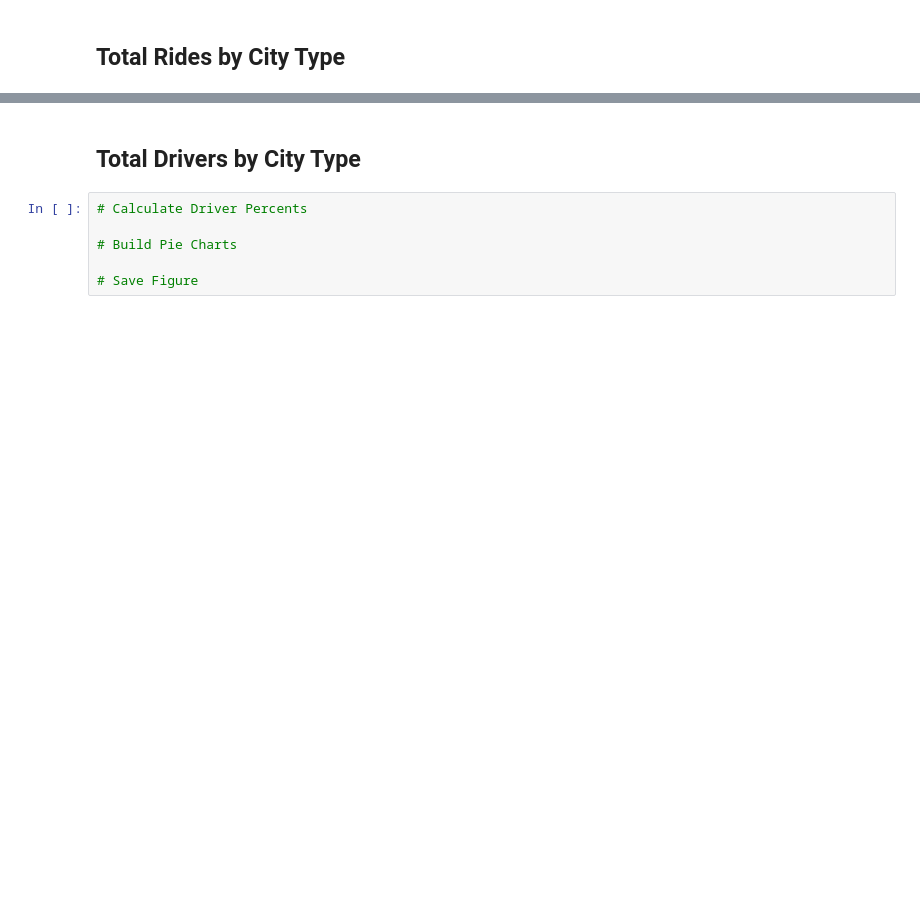
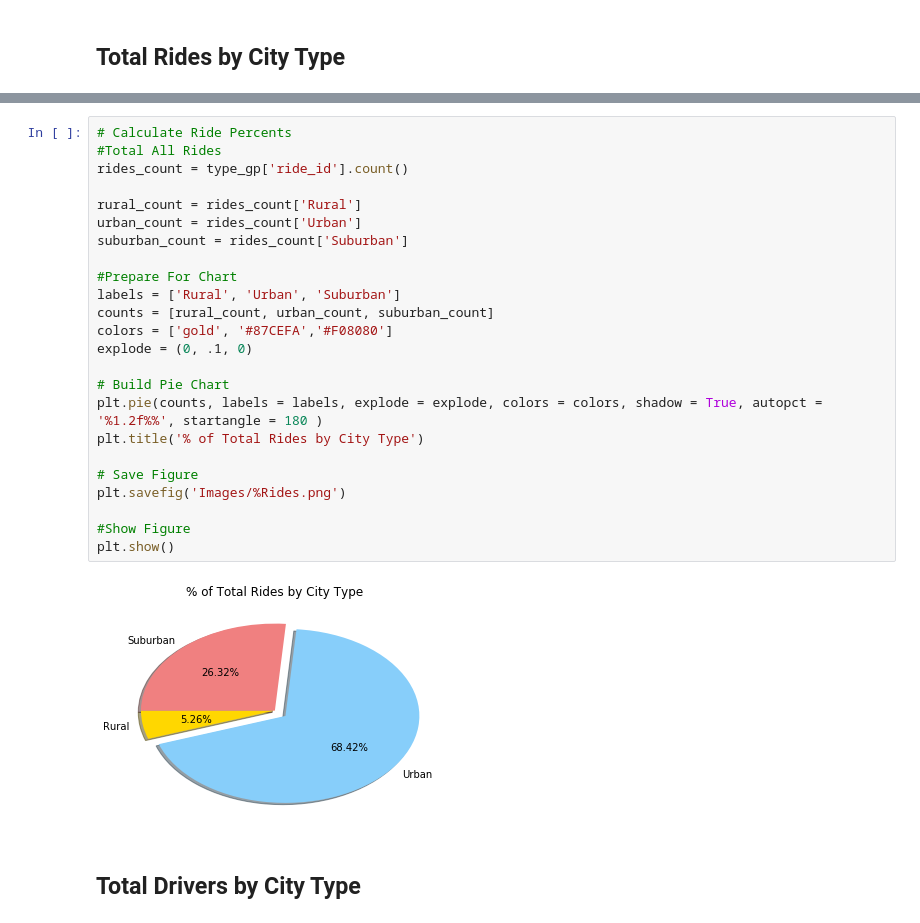
Before and after one commit to KMenz/Pyber-Visual-Analysis, a Jupyter notebook: pyber_starter.ipynb, the cells around one changed output, grey strips where cells are left out. Drawn from its saved outputs; the diff is of its cells as text; blank space fills up the shorter version.

```diff
--- a/pyber_starter.ipynb
+++ b/pyber_starter.ipynb
@@ -120,8 +130,28 @@ plt.show()
+# %%
+# Calculate Ride Percents
+#Total All Rides
+rides_count = type_gp['ride_id'].count()
+
+rural_count = rides_count['Rural']
+urban_count = rides_count['Urban']
+suburban_count = rides_count['Suburban']
+
+#Prepare For Chart
+labels = ['Rural', 'Urban', 'Suburban']
+counts = [rural_count, urban_count, suburban_count]
+colors = ['gold', '#87CEFA','#F08080']
+explode = (0, .1, 0)
+
+# Build Pie Chart
+plt.pie(counts, labels = labels, explode = explode, colors = colors, shadow = True, autopct = '%1.2f%%', startangle = 180 )
+plt.title('% of Total Rides by City Type')
+
+# Save Figure
+plt.savefig('Images/%Rides.png')
+
+#Show Figure
+plt.show()
+# %% [output]
+[figure, added]
 # %% [markdown]
 ## Total Drivers by City Type
-# %%
-# Calculate Driver Percents
-
-# Build Pie Charts
-
-# Save Figure
```
Also changed, not shown: parts of 12 cells of this notebook, 3 other files.
